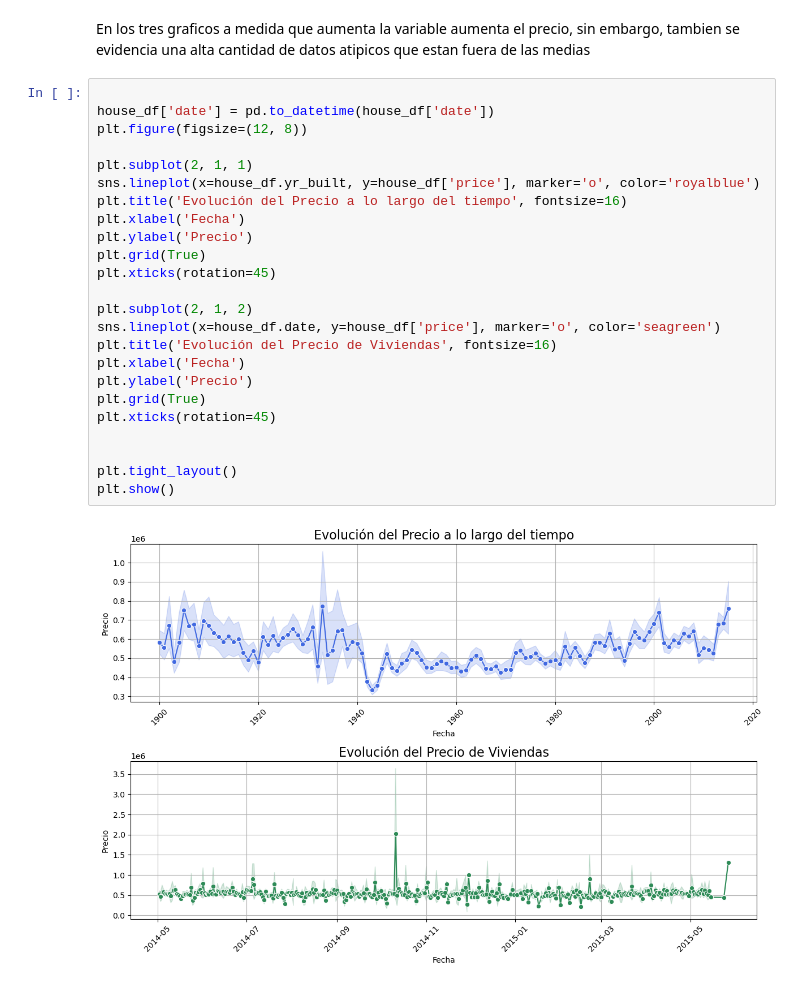
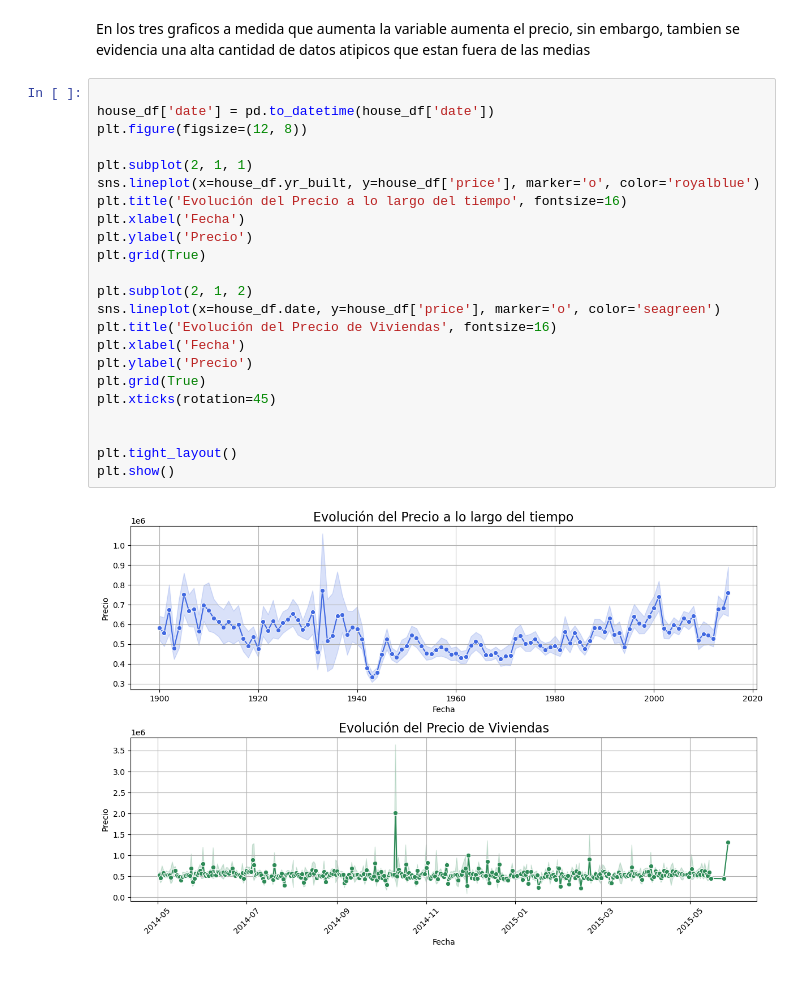
Before and after one commit to Nikolas-1/MLDS6, a Jupyter notebook: scripts/eda/EDA.ipynb, the cells around one changed output. Cells and saved outputs as stored; diff of their text form.

```diff
--- a/scripts/eda/EDA.ipynb
+++ b/scripts/eda/EDA.ipynb
@@ -113,26 +113,25 @@ En los tres graficos a medida que aumenta la variable aumenta el precio, sin emb
 # %%
 
 house_df['date'] = pd.to_datetime(house_df['date'])
 plt.figure(figsize=(12, 8))
 
 plt.subplot(2, 1, 1)
 sns.lineplot(x=house_df.yr_built, y=house_df['price'], marker='o', color='royalblue')
 plt.title('Evolución del Precio a lo largo del tiempo', fontsize=16)
 plt.xlabel('Fecha')
 plt.ylabel('Precio')
 plt.grid(True)
-plt.xticks(rotation=45)
 
 plt.subplot(2, 1, 2)
 sns.lineplot(x=house_df.date, y=house_df['price'], marker='o', color='seagreen')
 plt.title('Evolución del Precio de Viviendas', fontsize=16)
 plt.xlabel('Fecha')
 plt.ylabel('Precio')
 plt.grid(True)
 plt.xticks(rotation=45)
 
 
 plt.tight_layout()
 plt.show()
 # %% [output]
-[figure, old version]
+[figure, new version]
```
Also changed, not shown: parts of 10 cells of this notebook, 5 other files.
